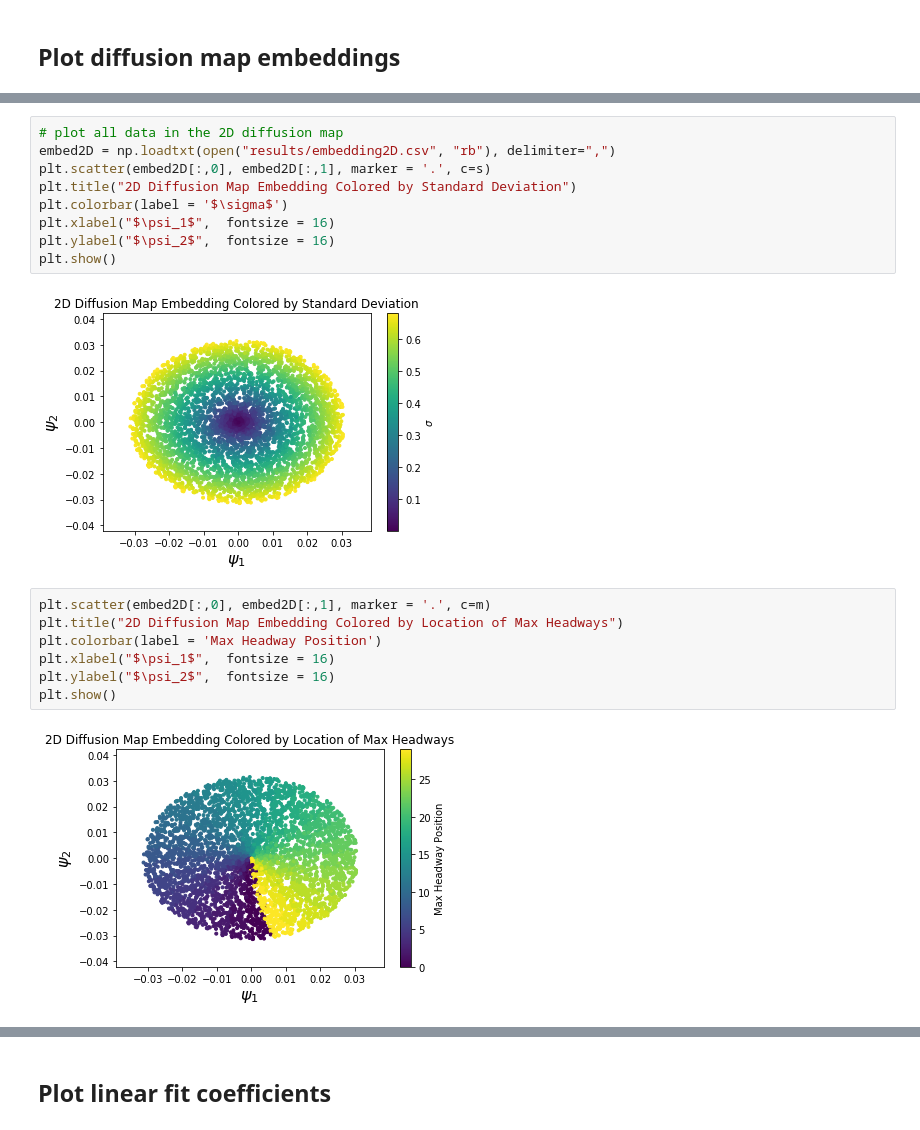
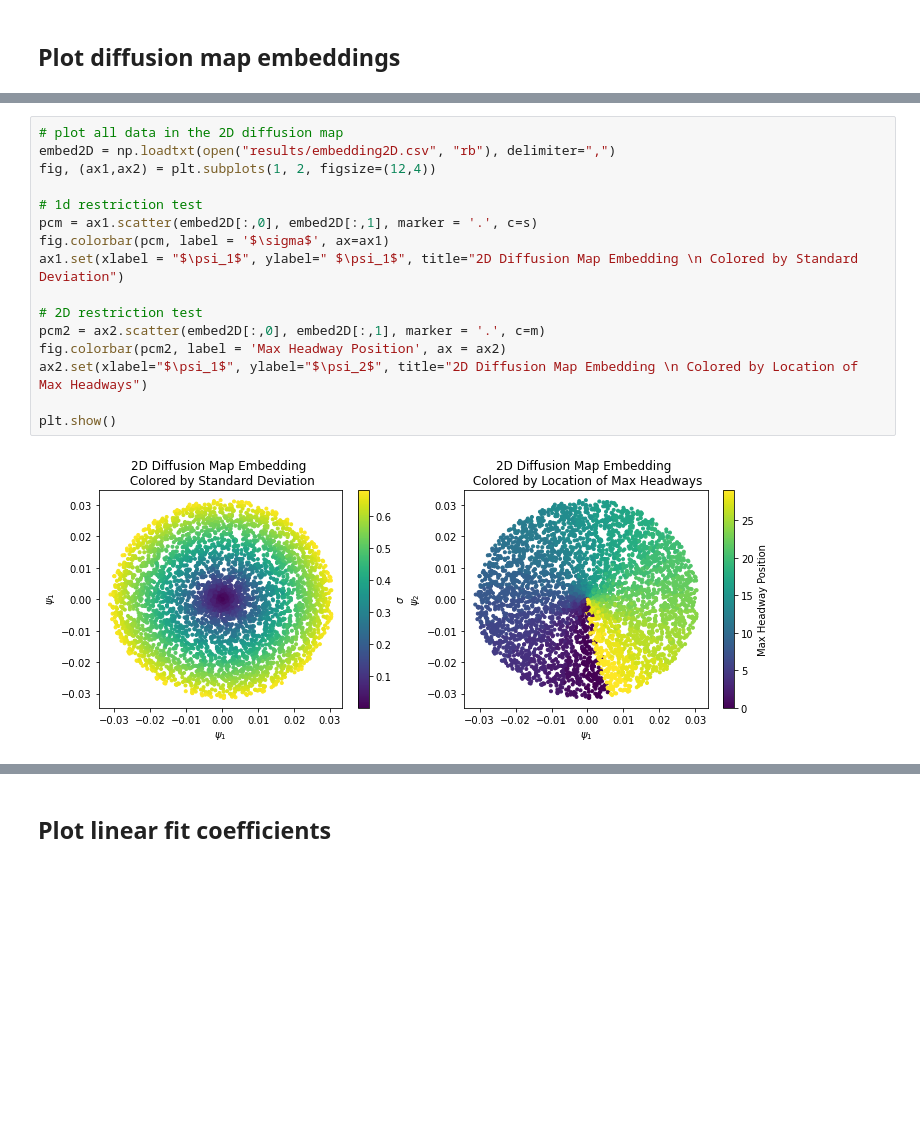
Before and after one commit to sandstede-lab/Equation-free-modeling, a Jupyter notebook: plot_eq_free.ipynb, the cells around one changed output, grey strips where cells are left out. Drawn from its saved outputs; the diff is of its cells as text; blank space fills up the shorter version.

Commit message:
Updated notation on labels

```diff
--- a/plot_eq_free.ipynb
+++ b/plot_eq_free.ipynb
@@ -73,23 +75,21 @@ plt.show()
 # %%
 # plot all data in the 2D diffusion map
 embed2D = np.loadtxt(open("results/embedding2D.csv", "rb"), delimiter=",")
-plt.scatter(embed2D[:,0], embed2D[:,1], marker = '.', c=s)
-plt.title("2D Diffusion Map Embedding Colored by Standard Deviation")
-plt.colorbar(label = '$\sigma$')
-plt.xlabel("$\psi_1$",  fontsize = 16)
-plt.ylabel("$\psi_2$",  fontsize = 16)
+fig, (ax1,ax2) = plt.subplots(1, 2, figsize=(12,4))
+
+# 1d restriction test
+pcm = ax1.scatter(embed2D[:,0], embed2D[:,1], marker = '.', c=s)
+fig.colorbar(pcm, label = '$\sigma$', ax=ax1)
+ax1.set(xlabel = "$\psi_1$", ylabel=" $\psi_1$", title="2D Diffusion Map Embedding \n Colored by Standard Deviation")
+
+# 2D restriction test
+pcm2 = ax2.scatter(embed2D[:,0], embed2D[:,1], marker = '.', c=m)
+fig.colorbar(pcm2, label = 'Max Headway Position', ax = ax2)
+ax2.set(xlabel="$\psi_1$", ylabel="$\psi_2$", title="2D Diffusion Map Embedding \n Colored by Location of Max Headways")
+
 plt.show()
 # %% [output]
-[figure, old version]
+[figure, new version]
-# %%
-plt.scatter(embed2D[:,0], embed2D[:,1], marker = '.', c=m)
-plt.title("2D Diffusion Map Embedding Colored by Location of Max Headways")
-plt.colorbar(label = 'Max Headway Position')
-plt.xlabel("$\psi_1$",  fontsize = 16)
-plt.ylabel("$\psi_2$",  fontsize = 16)
-plt.show()
-# %% [output]
-[figure, removed]
 # %%
 # plot all data in the reduced 2D diffusion map
 embed2D_reduced = np.loadtxt(open("results/1000embedding2D.csv", "rb"), delimiter=",")
```
Also changed, not shown: parts of 21 cells of this notebook.
